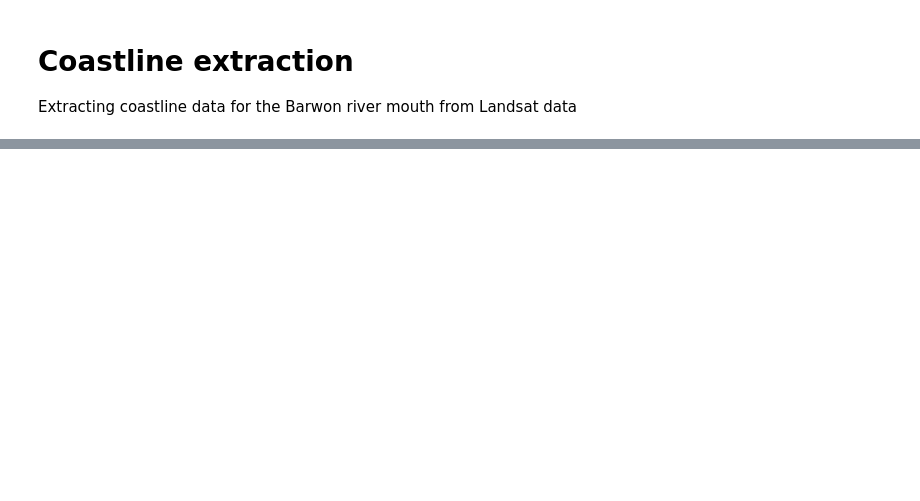
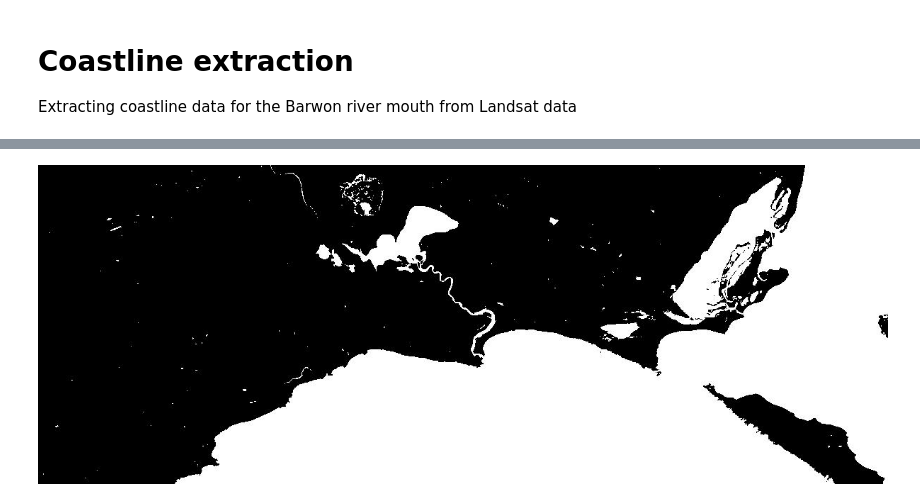
Before and after one commit to sabastianbouma/coastline_mapping, a Jupyter notebook: notebooks/01_coastline_extraction.ipynb, the cells around one changed output, grey strips where cells are left out. Cells and saved outputs as stored; diff of their text form; code cells hidden in the pictures; blank space fills up the shorter version.

```diff
--- a/notebooks/01_coastline_extraction.ipynb
+++ b/notebooks/01_coastline_extraction.ipynb
@@ -34,0 +121,16 @@ ImportError: The login failed because the arcpy library could not be found in yo
+# %%
+nir1 = extract_band(landsat, [5])
+blue1 = extract_band(landsat, [2])
+red1 = extract_band(landsat, [4])
+
+binary1 = arcgis.raster.functions.raster_calculator([nir1, blue1, red1],
+                                                    ['nir', 'blue', 'red'],
+                                                    "(blue>nir)&(blue>red)",
+                                                    extent_type='FirstOf',
+                                                    cellsize_type='FirstOf')
+dra1 = arcgis.raster.functions.stretch(binary1,
+                                      stretch_type='MinMax',
+                                      dra=True)
+dra1
+# %% [output]
+[figure, added]
```
Also changed, not shown: parts of 14 cells of this notebook, 1 other file.
